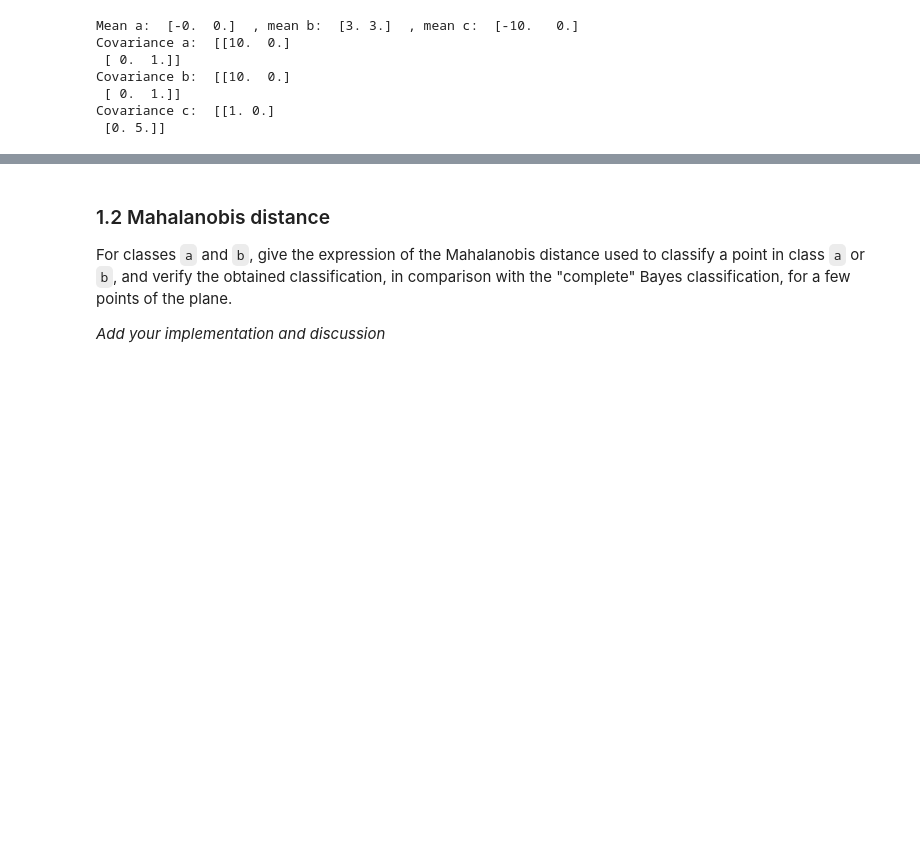
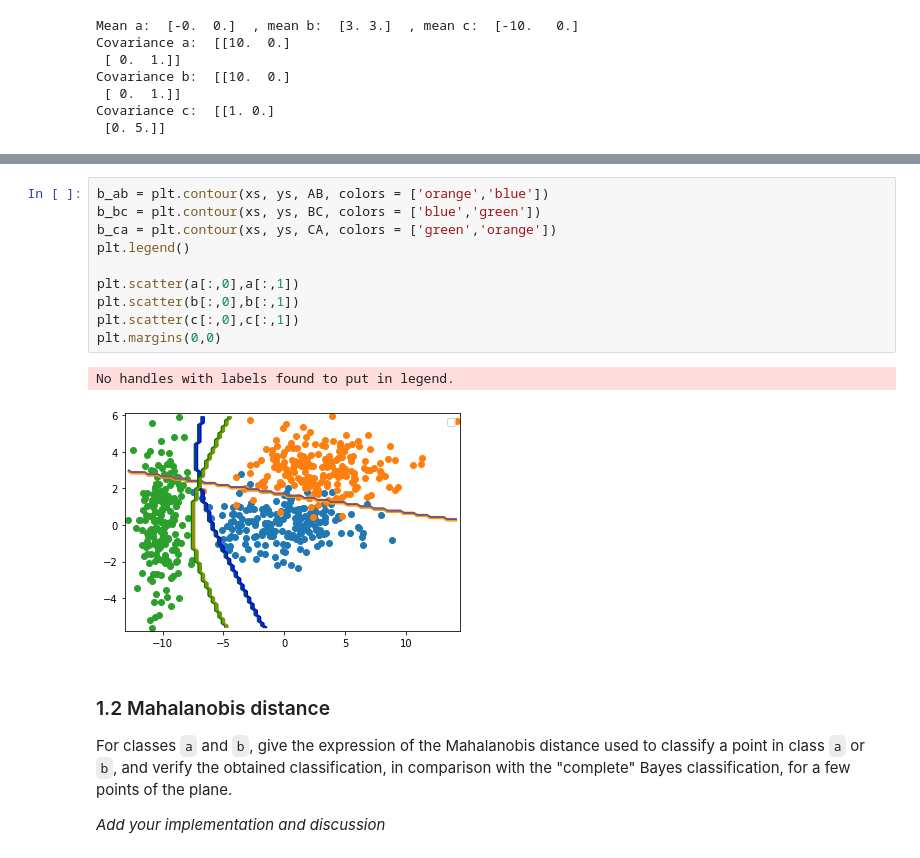
Before and after one commit to Jiang15/Image_analysis_and_pattern-recognition, a Jupyter notebook: Lab 3/lab_03_classification.ipynb, the cells around one changed output, grey strips where cells are left out. Saved outputs shown, nothing was run; the diff lists cells and outputs as text; blank space fills up the shorter version.

```diff
--- a/Lab 3/lab_03_classification.ipynb
+++ b/Lab 3/lab_03_classification.ipynb
@@ -148,3 +188,16 @@ NameError: name 'inv' is not defined
+# %%
+b_ab = plt.contour(xs, ys, AB, colors = ['orange','blue'])
+b_bc = plt.contour(xs, ys, BC, colors = ['blue','green'])
+b_ca = plt.contour(xs, ys, CA, colors = ['green','orange'])
+plt.legend()
+
+plt.scatter(a[:,0],a[:,1])
+plt.scatter(b[:,0],b[:,1])
+plt.scatter(c[:,0],c[:,1])
+plt.margins(0,0)
+# %% [output]
+No handles with labels found to put in legend.
+[figure, added]
 # %% [markdown]
 ### 1.2 Mahalanobis distance
 For classes `a` and `b`, give the expression of the Mahalanobis distance used to classify a point in class `a` or `b`, and verify the obtained classification, in comparison with the "complete" Bayes classification, for a few points of the plane.
```
Also changed, not shown: parts of 2 cells of this notebook.
